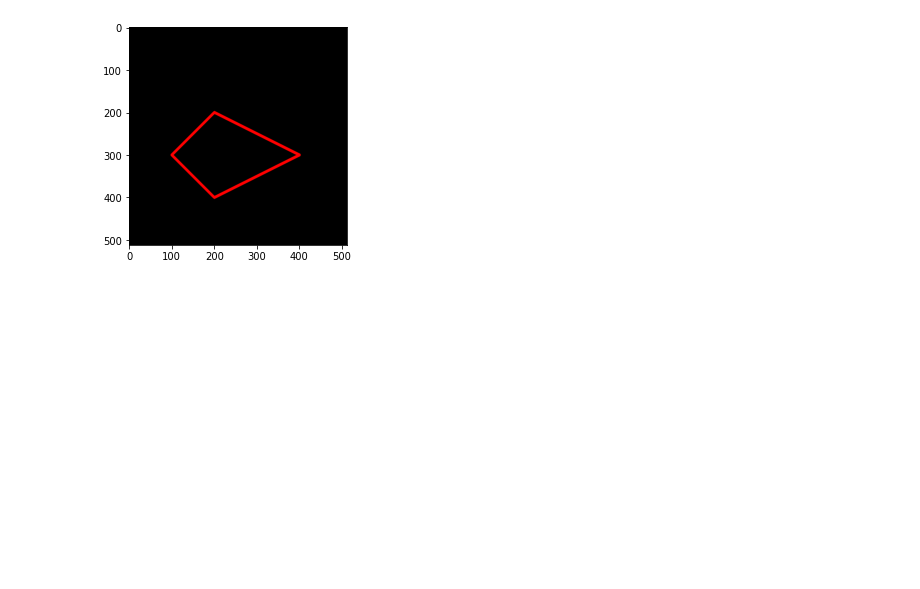
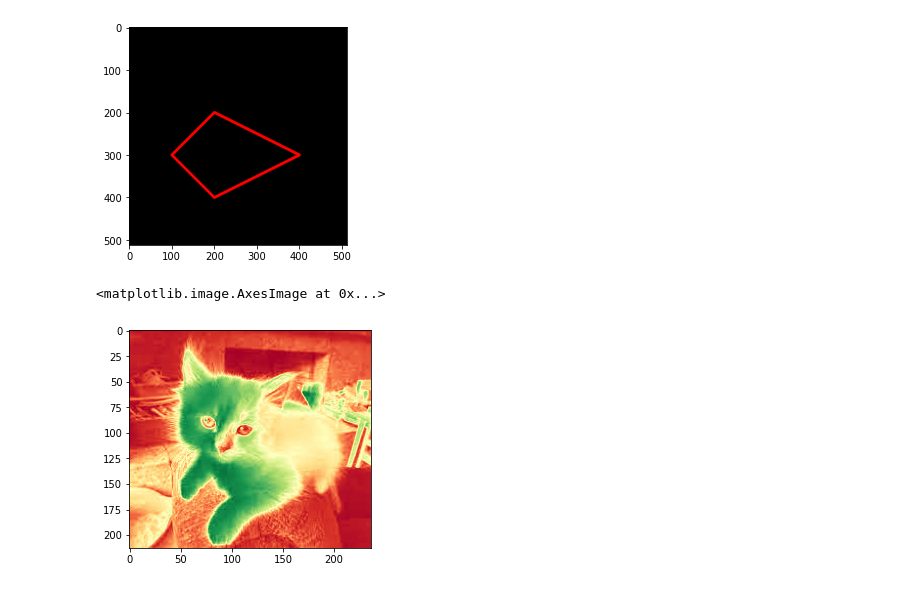
Before and after one commit to faizarindra/PCVK_Genap_2023, a Jupyter notebook: Week2.ipynb, the cells around one changed output. Saved outputs shown, nothing was run; the diff lists cells and outputs as text; code cells hidden in the pictures; blank space fills up the shorter version.

```diff
--- a/Week2.ipynb
+++ b/Week2.ipynb
@@ -125,3 +125,9 @@ plt.imshow(black_pais2)
 # %% [output]
 <matplotlib.image.AxesImage at 0x...>
 [figure]
+# %%
+#Tugas No 2
+plt.imshow(pais_gray,cmap='RdYlGn')
+# %% [output]
+<matplotlib.image.AxesImage at 0x...>
+[figure, added]
```
Also changed, not shown: parts of 12 cells of this notebook.
